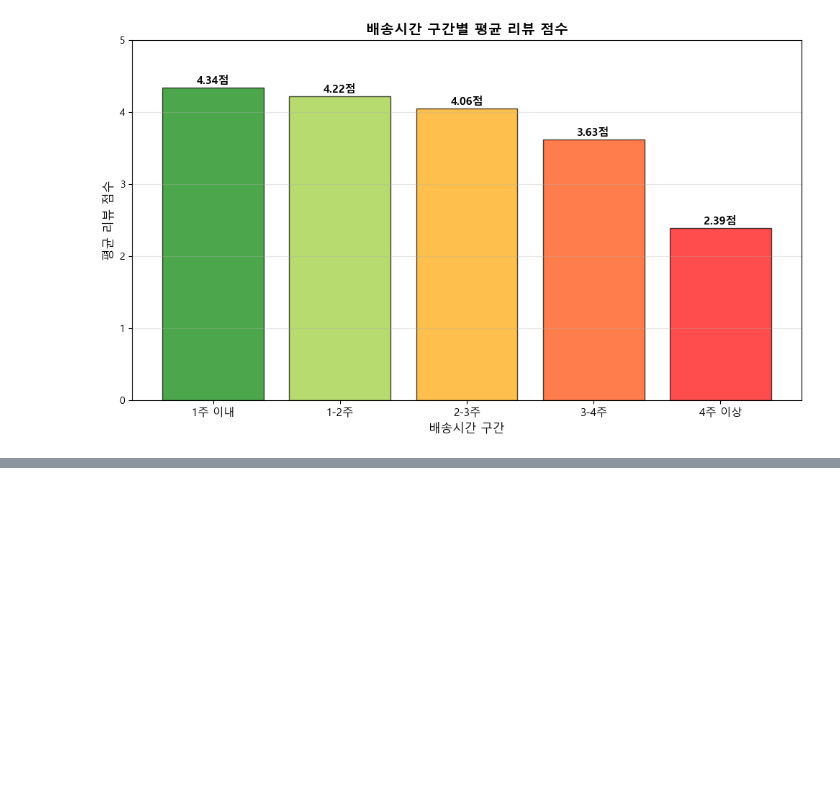
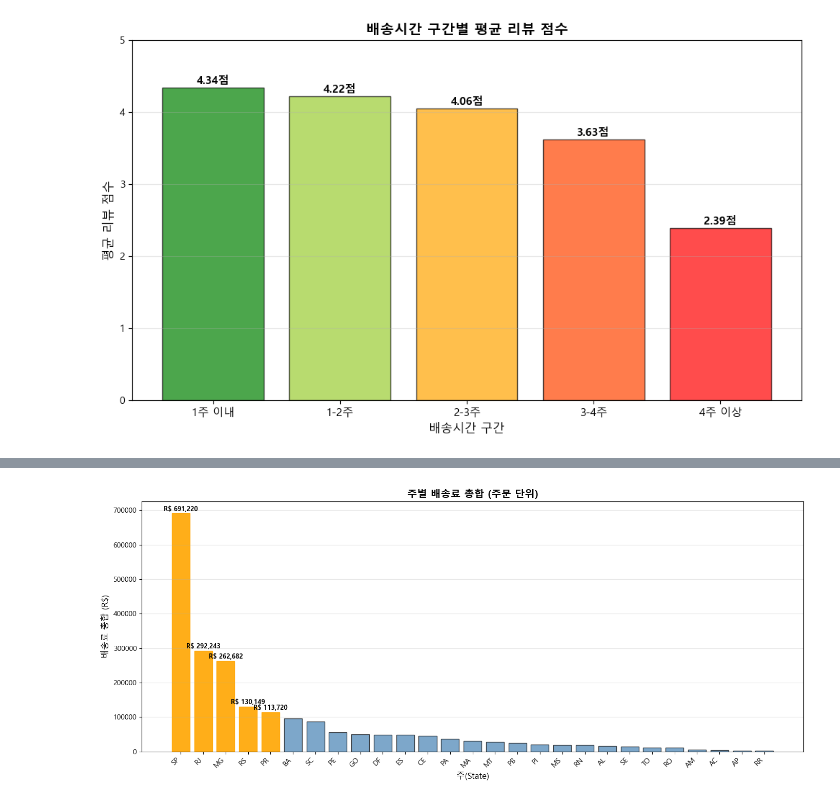
Before and after one commit to hhayan/project_olist_ecommerce, a Jupyter notebook: logistic.ipynb, the cells around one changed output, grey strips where cells are left out. Saved outputs shown, nothing was run; the diff lists cells and outputs as text; code cells hidden in the pictures; blank space fills up the shorter version.

```diff
--- a/logistic.ipynb
+++ b/logistic.ipynb
@@ -618,3 +678,69 @@ PI    3.97
 하위 5개 주 평균: 3.87점
 차이: 0.27점
 [interactive output not drawn]
+# %%
+## 지역별 정시배송율 top5, bottom5 vs 배송료sum 관계
+df_logistic_final.groupby('order_id')['freight_value'].nunique().value_counts()
+
+# 1) 주문별 배송료 합계
+df_order_freight = df_logistic_final.groupby('order_id')['freight_value'].sum().reset_index()
+
+# 2) 주문 정보와 매핑
+df_order_merge = df_order_freight.merge(
+    df_logistic_final[['order_id', 'customer_state']].drop_duplicates(),
+    on='order_id',
+    how='left'
+)
+
+# 3) 주별 평균 배송료 계산
+state_avg_freight = df_order_merge.groupby('customer_state')['freight_value'].mean().sort_values(ascending=False).round(2)
+print(state_avg_freight)
+print(f"\n전국 평균: R$ {state_avg_freight.mean():.2f}")
+
+# 주별 배송료 총합 계산
+state_freight_sum = df_order_merge.groupby('customer_state')['freight_value'].sum().sort_values(ascending=False)
+
+# 막대 그래프
+plt.figure(figsize=(14, 6))
+bars = plt.bar(range(len(state_freight_sum)), state_freight_sum.values,
+               color='steelblue', alpha=0.7, edgecolor='black')
+
+# 상위 5개 강조
+for i in range(min(5, len(bars))):
+    bars[i].set_color('orange')
+    bars[i].set_alpha(0.9)
+
+plt.xticks(range(len(state_freight_sum)), state_freight_sum.index, rotation=45, ha='right')
+plt.ylabel('배송료 총합 (R$)', fontsize=12)
+plt.xlabel('주(State)', fontsize=12)
+plt.title('주별 배송료 총합 (주문 단위)', fontsize=14, fontweight='bold')
+plt.grid(axis='y', alpha=0.3)
+
+# 값 표시 (상위 5개만)
+for i in range(min(5, len(bars))):
+    plt.text(i, state_freight_sum.values[i] + state_freight_sum.max()*0.01,
+             f'R$ {state_freight_sum.values[i]:,.0f}',
+             ha='center', fontsize=9, fontweight='bold')
+
+plt.tight_layout()
+plt.show()
+
+print(f"\n전국 배송료 총합: R$ {state_freight_sum.sum():,.2f}")
+
+# 상/하위 5개 주 배송료 비교 (주문 단위)
+top5_freight_order = state_avg_freight[
+    state_avg_freight.index.isin(top5_states.index)
+].sort_values(ascending=False)
+
+bottom5_freight_order = state_avg_freight[
+    state_avg_freight.index.isin(bottom5_states.index)
+].sort_values(ascending=False)
+
+print(top5_freight_order)
+print(f"✅ 평균: R$ {top5_freight_order.mean():.2f}")
+print(bottom5_freight_order)
+print(f"❌ 평균: R$ {bottom5_freight_order.mean():.2f}")
+
+print(f"📊 배송료 차이: R$ {bottom5_freight_order.mean() - top5_freight_order.mean():.2f}")
+print(f"   (하위 지역이 {((bottom5_freight_order.mean() / top5_freight_order.mean() - 1) * 100):.1f}% 더 비쌈)")
+# %% [output]
@@ -620,0 +764 @@ PI    3.97
+[figure, added]
```
Also changed, not shown: parts of 3 cells of this notebook, 5 other files.
